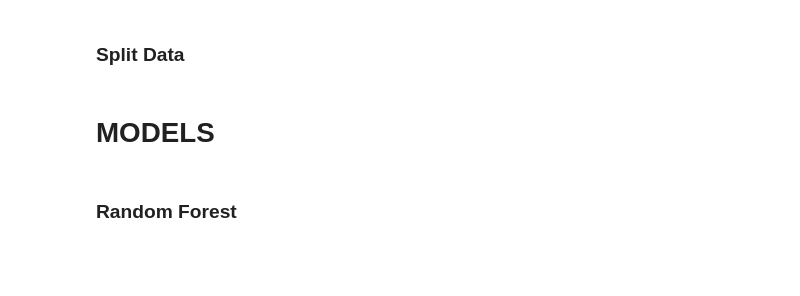
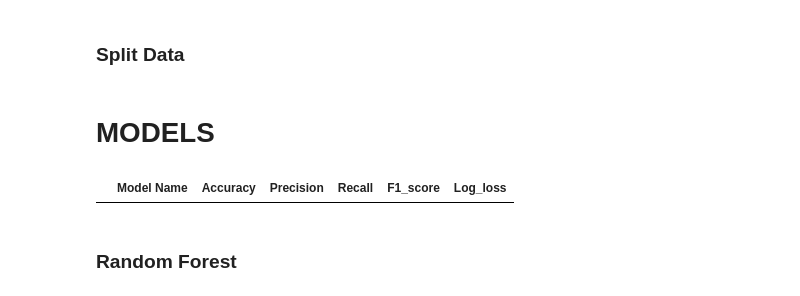
Before and after one commit to antopeza/Final-Project-Brainster, a Jupyter notebook: Doc2Vec_notoken_50vector.ipynb, the cells around one changed output. Cells and saved outputs as stored; diff of their text form; code cells hidden in the pictures; blank space fills up the shorter version.

```diff
--- a/Doc2Vec_notoken_50vector.ipynb
+++ b/Doc2Vec_notoken_50vector.ipynb
@@ -686,3 +646,9 @@ y_out= out_df['0_right']
 X_train_out, X_test_out, y_train_out, y_test_out = train_test_split(out_df, y_out, stratify = y_out, test_size = 0.15, random_state = 42)
 # %% [markdown]
 # MODELS
+# %%
+# Creating DataFrame for Evaluations
+result_se = pd.DataFrame(columns = ['Model Name', 'Accuracy', 'Precision', 'Recall', 'F1_score', 'Log_loss'])
+result_se.head()
+# %% [output]
+|  | Model Name | Accuracy | Precision | Recall | F1_score | Log_loss |
```
Also changed, not shown: parts of 15 cells of this notebook.
